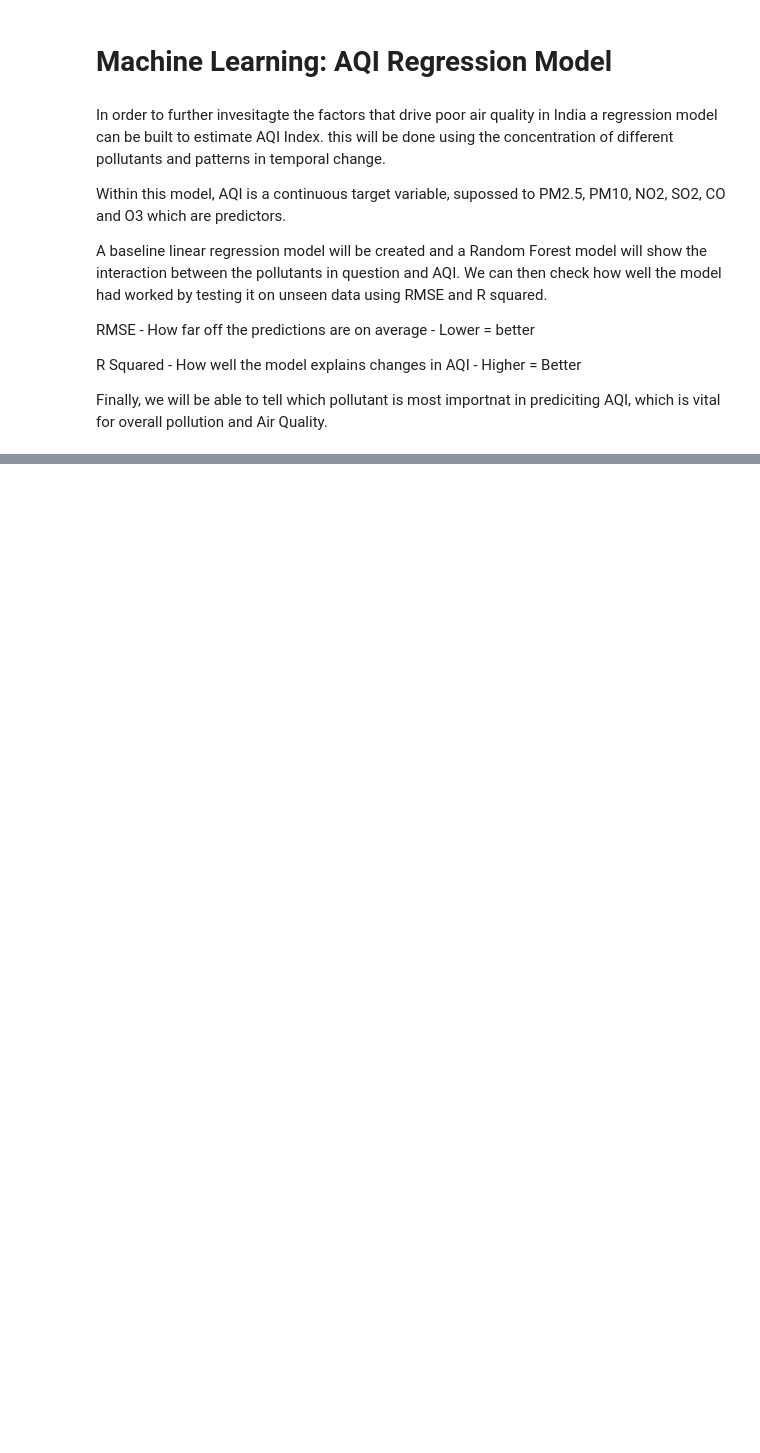
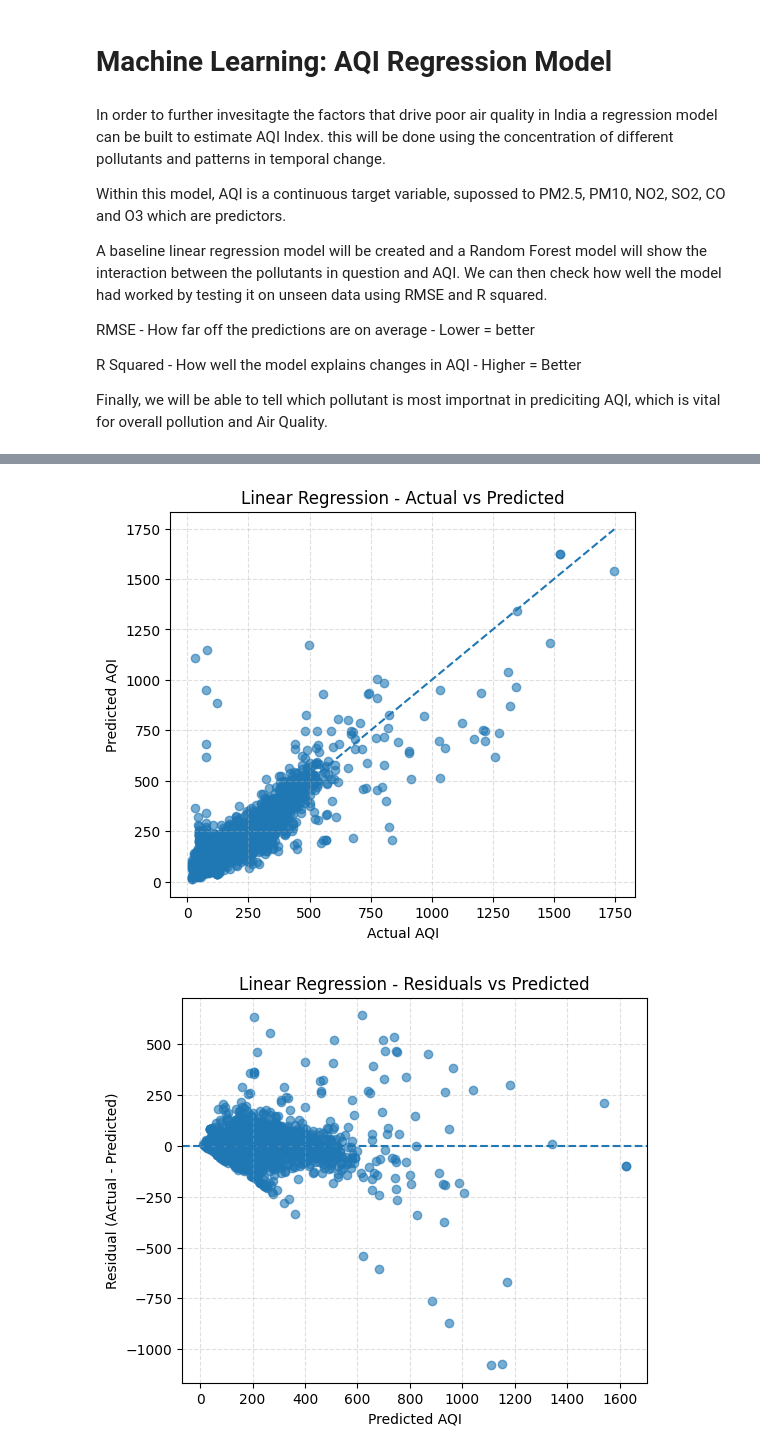
Before and after one commit to thomreid11/CMP7005_PRES1_Repository, a Jupyter notebook: CMP7005_PRES1.ipynb, the cells around one changed output, grey strips where cells are left out. Cells and saved outputs as stored; diff of their text form; code cells hidden in the pictures; blank space fills up the shorter version.

Commit message:
Finished linear regression model

```diff
--- a/CMP7005_PRES1.ipynb
+++ b/CMP7005_PRES1.ipynb
@@ -801,0 +805,35 @@ KeyboardInterrupt:
+# %%
+def actual_vs_predicted(y_true, y_pred, title):
+    plt.figure(figsize=(6, 5))
+    plt.scatter(y_true, y_pred, alpha=0.6)
+    plt.plot([y_true.min(), y_true.max()],
+             [y_true.min(), y_true.max()],
+             linestyle='--')
+    plt.xlabel('Actual AQI')
+    plt.ylabel('Predicted AQI')
+    plt.title(title + ' - Actual vs Predicted')
+    plt.grid(True, linestyle='--', alpha=0.4)
+    plt.show()
+
+
+def residuals_vs_predicted(y_true, y_pred, title):
+    residuals = y_true - y_pred
+
+    plt.figure(figsize=(6, 5))
+    plt.scatter(y_pred, residuals, alpha=0.6)
+    plt.axhline(0, linestyle='--')
+    plt.xlabel('Predicted AQI')
+    plt.ylabel('Residual (Actual - Predicted)')
+    plt.title(title + ' - Residuals vs Predicted')
+    plt.grid(True, linestyle='--', alpha=0.4)
+    plt.show()
+
+
+actual_vs_predicted(y_test, lin_pred, 'Linear Regression')
+residuals_vs_predicted(y_test, lin_pred, 'Linear Regression')
+
+actual_vs_predicted(y_test, rf_pred, 'Random Forest Regression')
+residuals_vs_predicted(y_test, rf_pred, 'Random Forest Regression')
+# %% [output]
+[figure, added]
+[figure, added]
```
Also changed, not shown: parts of 2 cells of this notebook.
